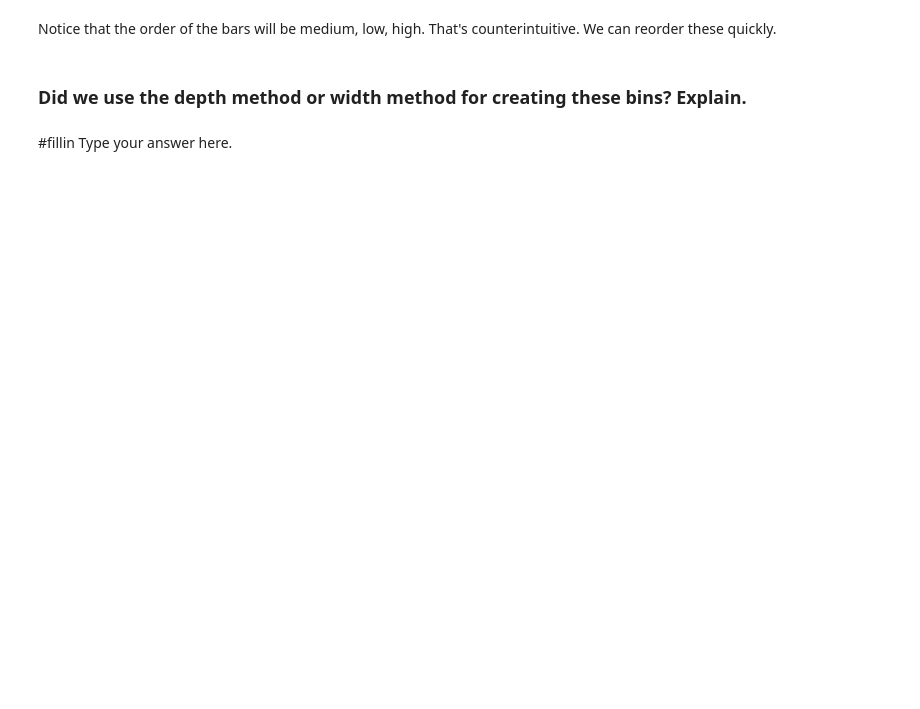
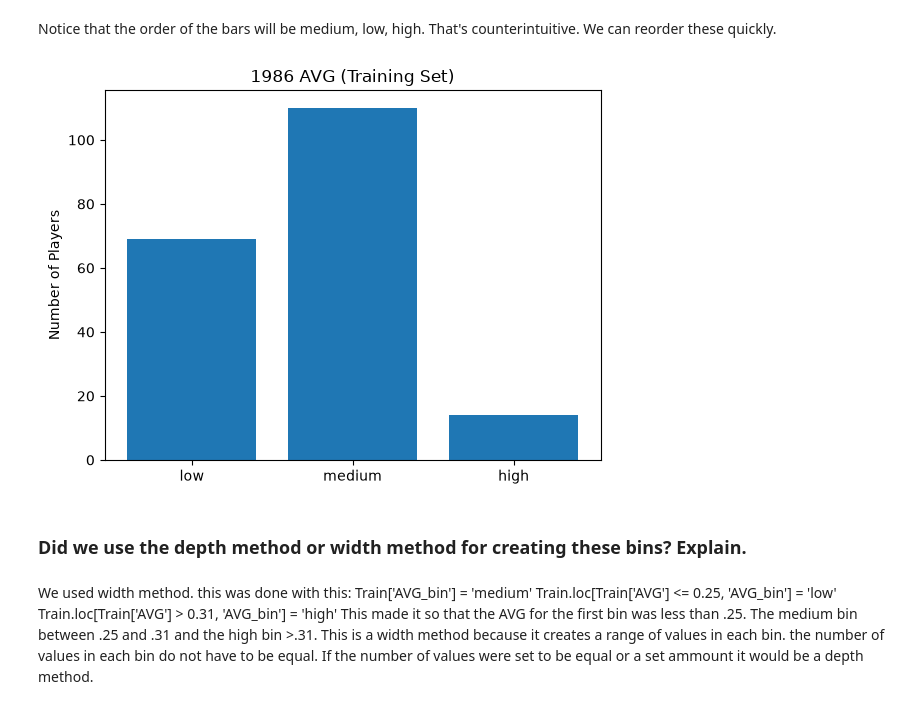
Before and after one commit to benjiezastavker-star/code_2600, a Jupyter notebook: mod03_eda.ipynb, the cells around one changed output. Saved outputs shown, nothing was run; the diff lists cells and outputs as text; code cells hidden in the pictures; blank space fills up the shorter version.

```diff
--- a/mod03_eda.ipynb
+++ b/mod03_eda.ipynb
@@ -269,15 +294,21 @@ Notice that the order of the bars will be medium, low, high. That's counterintui
 indexMap = ['low', 'medium', 'high']
 reordered_list = [Train['AVG_bin'].value_counts()[i] for i in indexMap]
 # %%
-plt.bar(#fillin
+plt.bar(range(len(indexMap)), reordered_list)
 
 plt.title("1986 AVG (Training Set)")
 plt.ylabel("Number of Players")
 
-plt.xticks(#fillin
+plt.xticks(range(len(indexMap)), indexMap)
 
 plt.show()
+# %% [output]
+[figure, added]
 # %% [markdown]
 ### Did we use the depth method or width method for creating these bins? Explain.
 # %% [markdown]
-#fillin Type your answer here.
+We used width method. this was done with this:
+Train['AVG_bin'] = 'medium'
+Train.loc[Train['AVG'] <= 0.25, 'AVG_bin'] = 'low'
+Train.loc[Train['AVG'] > 0.31, 'AVG_bin'] = 'high'
+This made it so that the AVG for the first bin was less than .25. The medium bin between .25 and .31 and the high bin >.31. This is a width method because it creates a range of values in each bin. the number of values in each bin do not have to be equal. If the number of values were set to be equal or a set ammount it would be a depth method.
```
Also changed, not shown: parts of 4 cells of this notebook.
